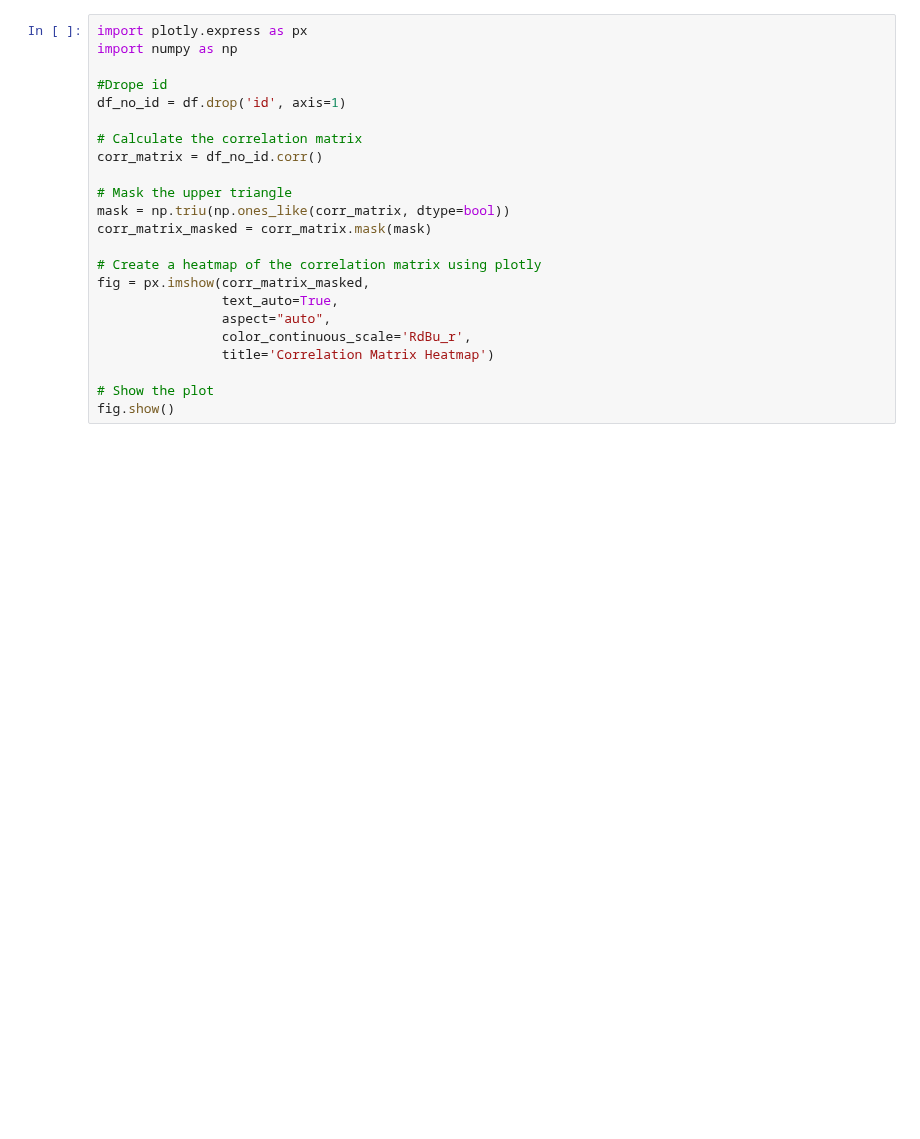
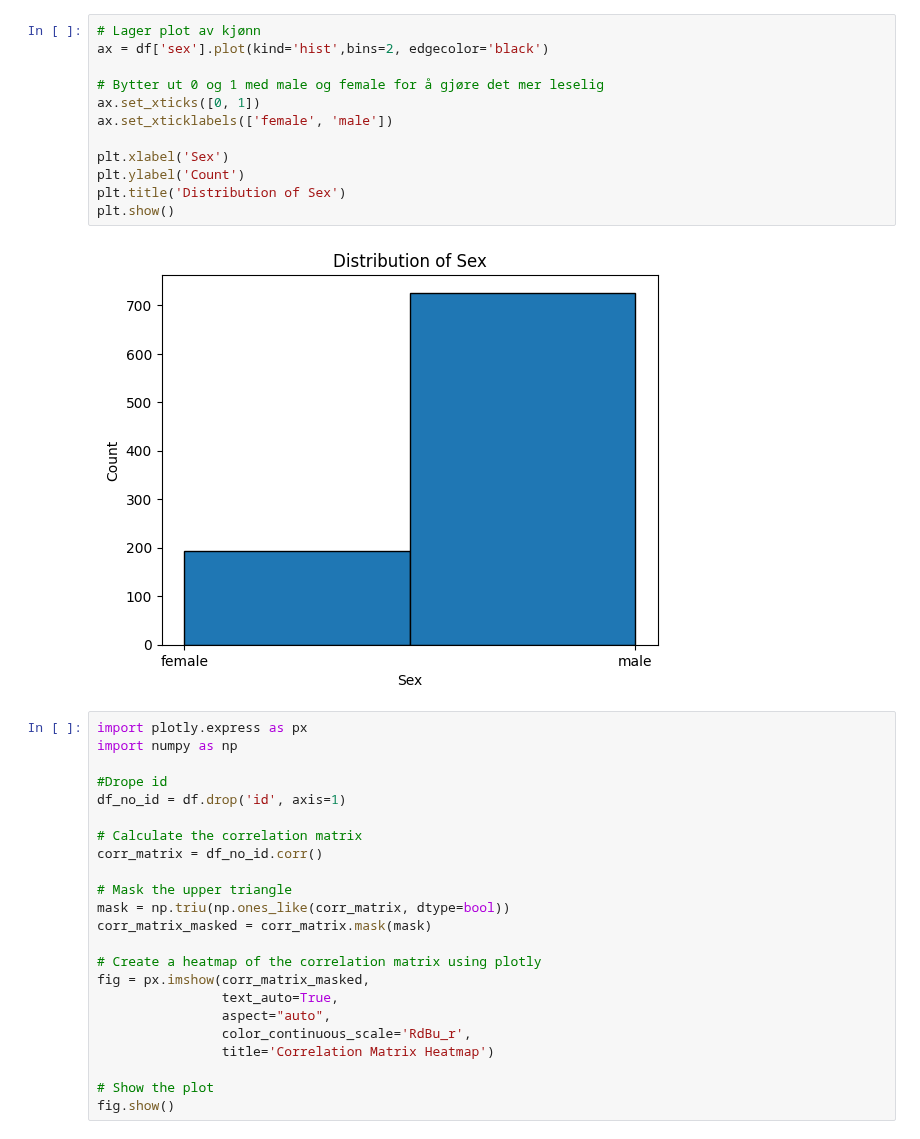
Before and after one commit to KasperFuru/datamining_oblig1, a Jupyter notebook: oblignotebook.ipynb, the cells around one changed output. Drawn from its saved outputs; the diff is of its cells as text; blank space fills up the shorter version.

Commit message:
Lagt til noen plots

```diff
--- a/oblignotebook.ipynb
+++ b/oblignotebook.ipynb
@@ -39,3 +51,17 @@ plt.show()
+# %%
+# Lager plot av kjønn
+ax = df['sex'].plot(kind='hist',bins=2, edgecolor='black')
+
+# Bytter ut 0 og 1 med male og female for å gjøre det mer leselig
+ax.set_xticks([0, 1])
+ax.set_xticklabels(['female', 'male'])
+
+plt.xlabel('Sex')
+plt.ylabel('Count')
+plt.title('Distribution of Sex')
+plt.show()
+# %% [output]
+[figure, added]
 # %%
 import plotly.express as px
 import numpy as np
```
Also changed, not shown: parts of 4 cells of this notebook.
